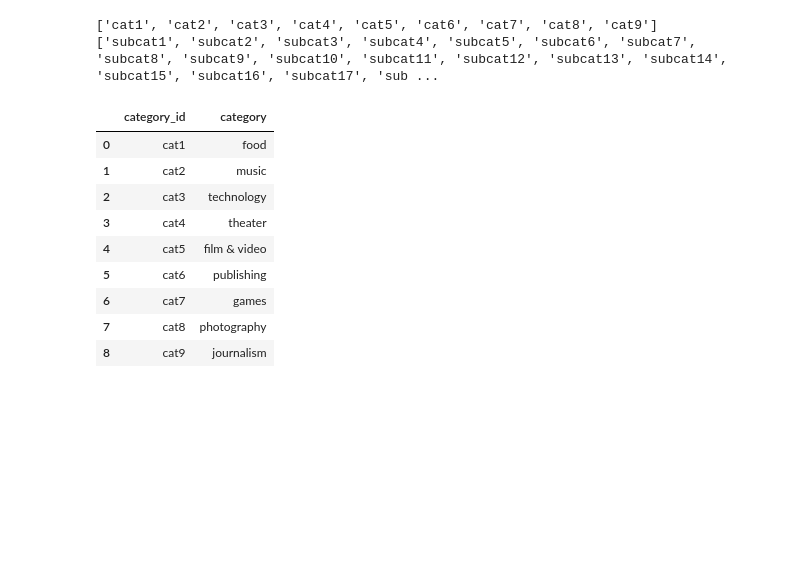
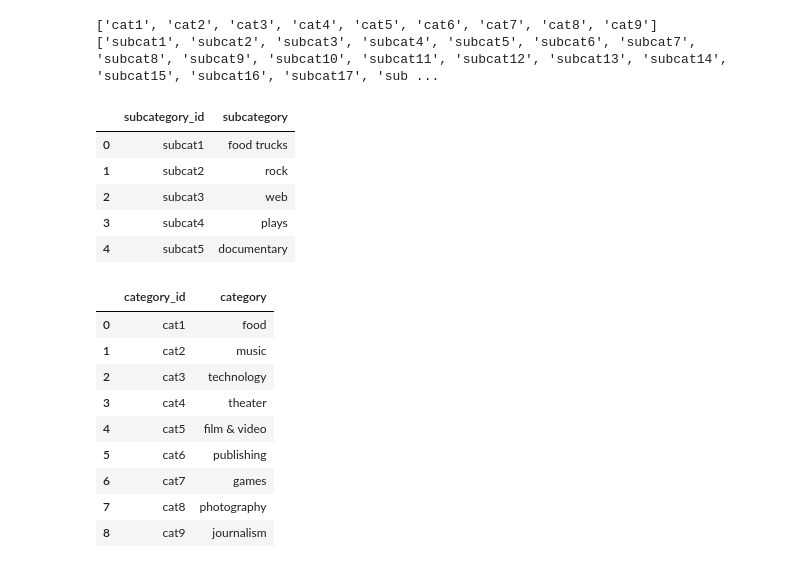
Before and after one commit to maslla100/Crowdfunding_ETL, a Jupyter notebook: ETL_Mini_Project_Starter_Code.ipynb, the cells around one changed output. Saved outputs shown, nothing was run; the diff lists cells and outputs as text; code cells hidden in the pictures; blank space fills up the shorter version.

```diff
--- a/ETL_Mini_Project_Starter_Code.ipynb
+++ b/ETL_Mini_Project_Starter_Code.ipynb
@@ -111,11 +106,13 @@ print(subcategory_ids)
 [1 2 3 4 5 6 7 8 9]
 [ 1  2  3  4  5  6  7  8  9 10 11 12 13 14 15 16 17 18 19 20 21 22 23 24]
 # %%
-# Use a list comprehension to add "cat" to each category_id.
+# Use a list comprehension to add "cat" to each category_id
+cat_ids = ["cat" + str(id) for id in category_ids]
 
-# Use a list comprehension to add "subcat" to each subcategory_id.
+# Use a list comprehension to add "subcat" to each subcategory_id
+scat_ids = ["subcat" + str(id) for id in subcategory_ids]
 
-
+# Print the results to verify
 print(cat_ids)
 print(scat_ids)
 # %% [output]
@@ -128,3 +121,26 @@ print(scat_ids)
+# %%
+# Create a category DataFrame
+category_df = pd.DataFrame({
+    "category_id": cat_ids,
+    "category": categories
+})
+
+# Create a subcategory DataFrame
+subcategory_df = pd.DataFrame({
+    "subcategory_id": scat_ids,
+    "subcategory": subcategories
+})
+
+# Display the DataFrames to verify
+category_df.head()
+subcategory_df.head()
+# %% [output]
+|  | subcategory_id | subcategory |
+| 0 | subcat1 | food trucks |
+| 1 | subcat2 | rock |
+| 2 | subcat3 | web |
+| 3 | subcat4 | plays |
+| 4 | subcat5 | documentary |
 # %%
 category_df
 # %% [output]
```
Also changed, not shown: parts of 29 cells of this notebook, 5 other files.
